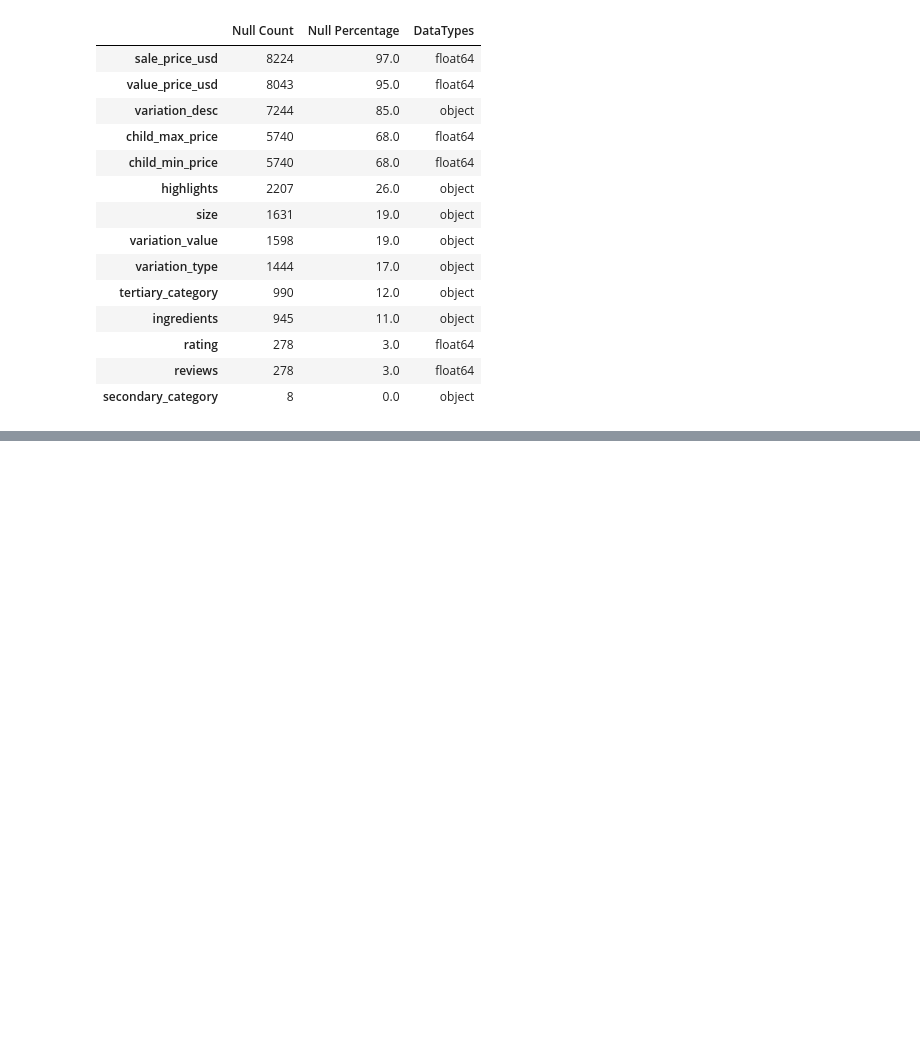
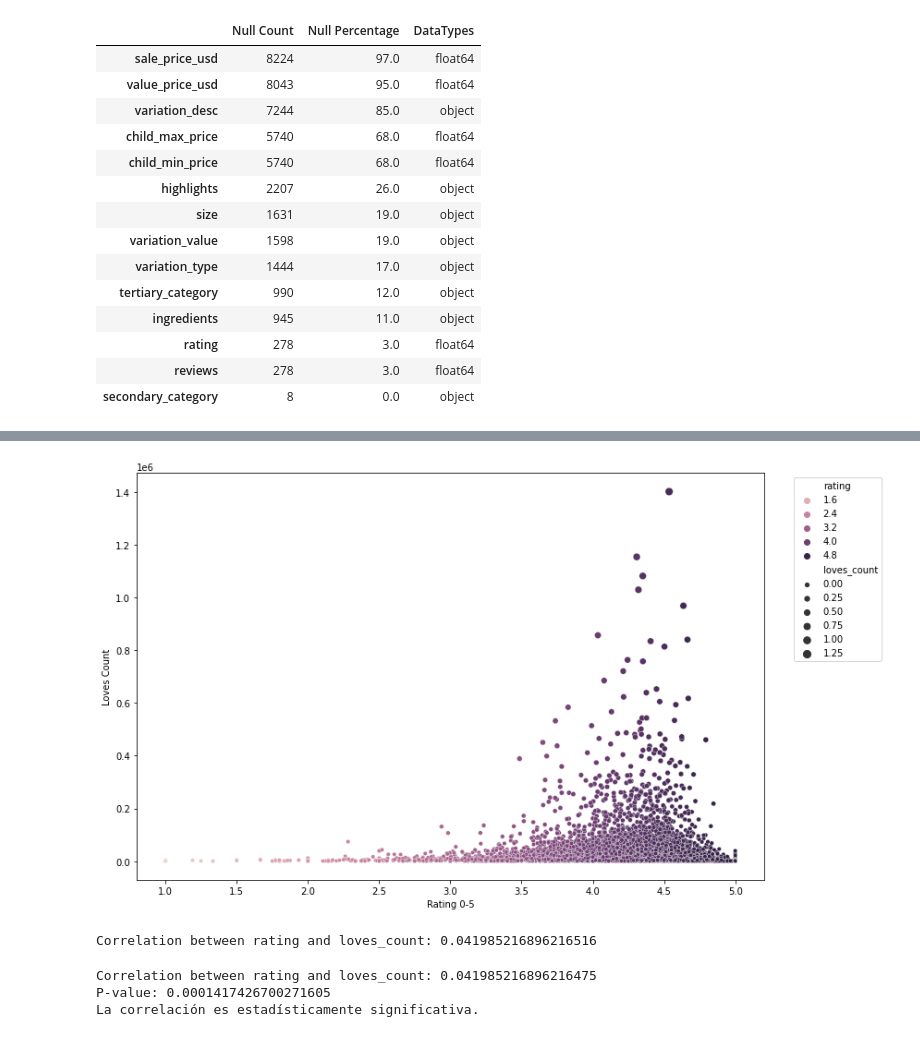
Before and after one commit to clarapinasco/Sistema_de_recomendacion_Sephora, a Jupyter notebook: analisis_exploratorio.ipynb, the cells around one changed output, grey strips where cells are left out. Saved outputs shown, nothing was run; the diff lists cells and outputs as text; code cells hidden in the pictures; blank space fills up the shorter version.

```diff
--- a/analisis_exploratorio.ipynb
+++ b/analisis_exploratorio.ipynb
@@ -81,0 +220,36 @@ percentageOfnull(df)
+# %%
+plt.figure(figsize=(12, 7))
+
+sns.scatterplot(x='rating', y='loves_count', data=df, size='loves_count', hue='rating', legend=True)
+
+plt.xlabel('Rating 0-5')
+plt.ylabel('Loves Count')
+plt.legend(bbox_to_anchor=(1.04, 1), loc="upper left")
+plt.tight_layout()
+plt.show()
+# %% [output]
+[figure, added]
+# %%
+correlation = df['rating'].corr(df['loves_count'])
+print(f"Correlation between rating and loves_count: {correlation}")
+# %% [output]
+Correlation between rating and loves_count: 0.041985216896216516
+# %%
+from scipy.stats import pearsonr
+
+# Calcular la correlación y el p-valor
+correlation, p_value = pearsonr(df['rating'], df['loves_count'])
+
+print(f"Correlation between rating and loves_count: {correlation}")
+print(f"P-value: {p_value}")
+
+# Interpretar el resultado del test de significancia
+alpha = 0.05  # Nivel de significancia
+if p_value < alpha:
+    print("La correlación es estadísticamente significativa.")
+else:
+    print("No hay suficiente evidencia para concluir que la correlación es significativa.")
+# %% [output]
+Correlation between rating and loves_count: 0.041985216896216475
+P-value: 0.0001417426700271605
+La correlación es estadísticamente significativa.
```
Also changed, not shown: parts of 23 cells of this notebook.
